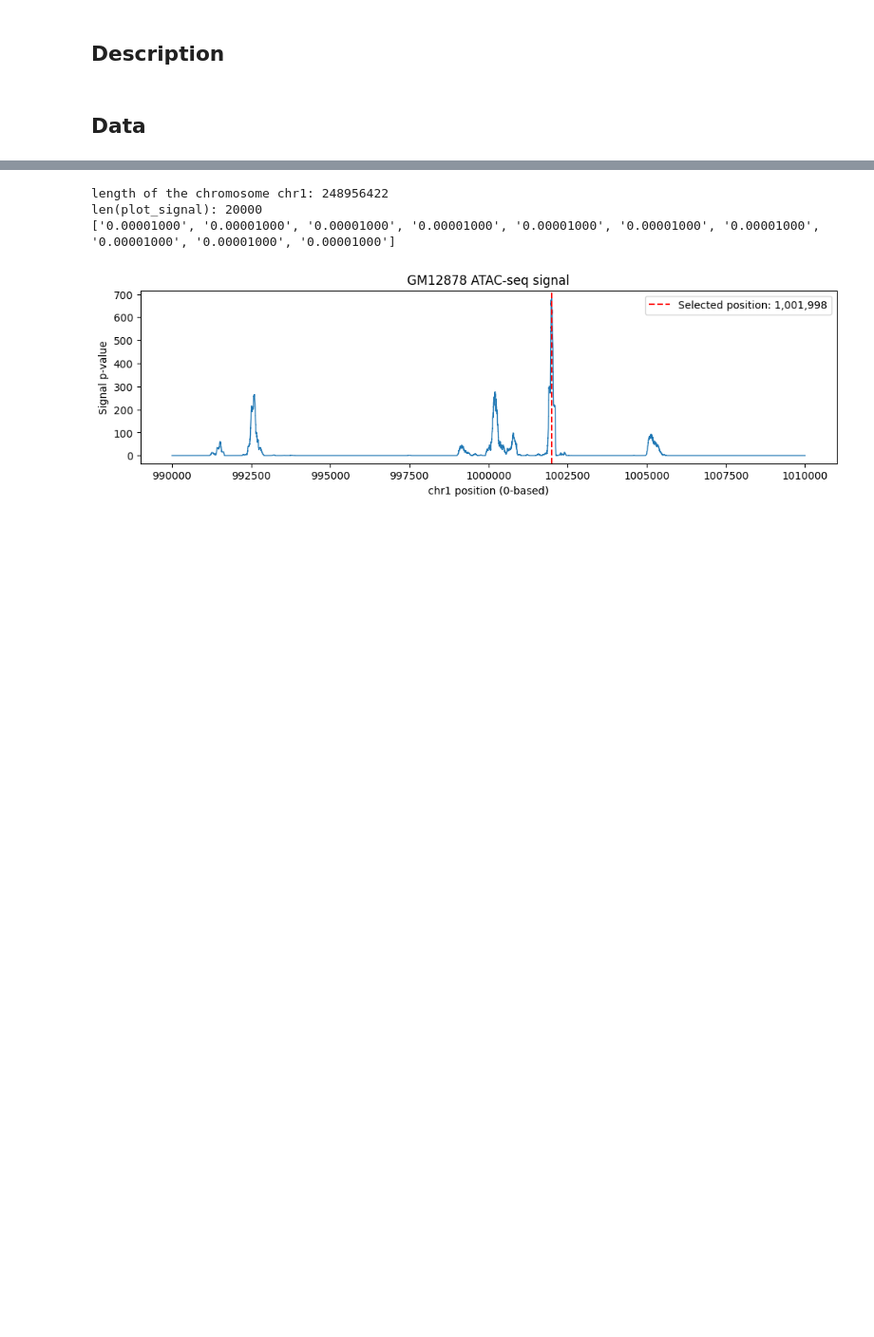
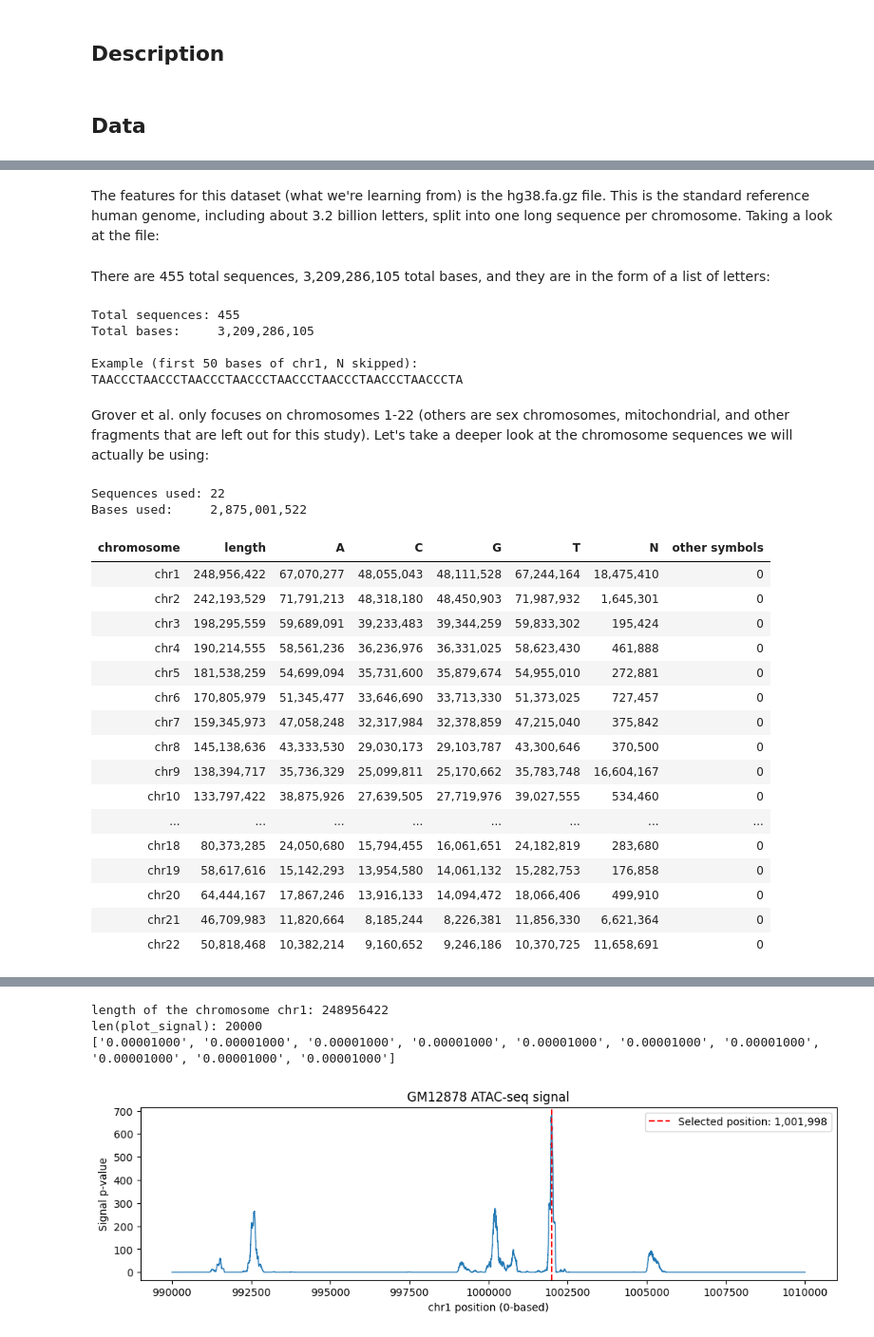
Before and after one commit to marcusrowe222/Deep-Learning-Final-Team-2, a Jupyter notebook: Deep_Learning_Final.ipynb, the cells around one changed output, grey strips where cells are left out. Shown at 95% size. Saved outputs shown, nothing was run; the diff lists cells and outputs as text; code cells hidden in the pictures; blank space fills up the shorter version.

```diff
--- a/Deep_Learning_Final.ipynb
+++ b/Deep_Learning_Final.ipynb
@@ -16,0 +19,2 @@ Files: ['ENCFF262URW.bigWig', 'ENCFF357GNC.bigWig', 'ENCFF667MDI.bigWig', 'ENCFF
+# %% [markdown]
+The features for this dataset (what we're learning from) is the hg38.fa.gz file. This is the standard reference human genome, including about 3.2 billion letters, split into one long sequence per chromosome. Taking a look at the file:
@@ -16,0 +64,43 @@ Files: ['ENCFF262URW.bigWig', 'ENCFF357GNC.bigWig', 'ENCFF667MDI.bigWig', 'ENCFF
+# %% [markdown]
+There are 455 total sequences, 3,209,286,105 total bases, and they are in the form of a list of letters:
+# %%
+print(f"Total sequences: {total_sequences:,}")
+print(f"Total bases:     {total_bases:,}")
+print(f"\nExample (first {len(chr1_example)} bases of chr1, N skipped):\n{chr1_example}")
+# %% [output]
+Total sequences: 455
+Total bases:     3,209,286,105
+
+Example (first 50 bases of chr1, N skipped):
+TAACCCTAACCCTAACCCTAACCCTAACCCTAACCCTAACCCTAACCCTA
+# %% [markdown]
+Grover et al. only focuses on chromosomes 1-22 (others are sex chromosomes, mitochondrial, and other fragments that are left out for this study). Let's take a deeper look at the chromosome sequences we will actually be using:
+# %%
+print(f"Sequences used: {used_sequences:,}")
+print(f"Bases used:     {used_bases:,}")
+
+display(
+    chrom_table.style
+    .format({c: "{:,}" for c in chrom_table.columns[1:]})
+    .hide(axis="index")
+)
+# %% [output]
+Sequences used: 22
+Bases used:     2,875,001,522
+| chromosome | length | A | C | G | T | N | other symbols |
+| chr1 | 248,956,422 | 67,070,277 | 48,055,043 | 48,111,528 | 67,244,164 | 18,475,410 | 0 |
+| chr2 | 242,193,529 | 71,791,213 | 48,318,180 | 48,450,903 | 71,987,932 | 1,645,301 | 0 |
+| chr3 | 198,295,559 | 59,689,091 | 39,233,483 | 39,344,259 | 59,833,302 | 195,424 | 0 |
+| chr4 | 190,214,555 | 58,561,236 | 36,236,976 | 36,331,025 | 58,623,430 | 461,888 | 0 |
+| chr5 | 181,538,259 | 54,699,094 | 35,731,600 | 35,879,674 | 54,955,010 | 272,881 | 0 |
+| chr6 | 170,805,979 | 51,345,477 | 33,646,690 | 33,713,330 | 51,373,025 | 727,457 | 0 |
+| chr7 | 159,345,973 | 47,058,248 | 32,317,984 | 32,378,859 | 47,215,040 | 375,842 | 0 |
+| chr8 | 145,138,636 | 43,333,530 | 29,030,173 | 29,103,787 | 43,300,646 | 370,500 | 0 |
+| chr9 | 138,394,717 | 35,736,329 | 25,099,811 | 25,170,662 | 35,783,748 | 16,604,167 | 0 |
+| chr10 | 133,797,422 | 38,875,926 | 27,639,505 | 27,719,976 | 39,027,555 | 534,460 | 0 |
+| ... | ... | ... | ... | ... | ... | ... | ... |
+| chr18 | 80,373,285 | 24,050,680 | 15,794,455 | 16,061,651 | 24,182,819 | 283,680 | 0 |
+| chr19 | 58,617,616 | 15,142,293 | 13,954,580 | 14,061,132 | 15,282,753 | 176,858 | 0 |
+| chr20 | 64,444,167 | 17,867,246 | 13,916,133 | 14,094,472 | 18,066,406 | 499,910 | 0 |
+| chr21 | 46,709,983 | 11,820,664 | 8,185,244 | 8,226,381 | 11,856,330 | 6,621,364 | 0 |
+| chr22 | 50,818,468 | 10,382,214 | 9,160,652 | 9,246,186 | 10,370,725 | 11,658,691 | 0 |
```
Also changed, not shown: parts of 17 cells of this notebook.
